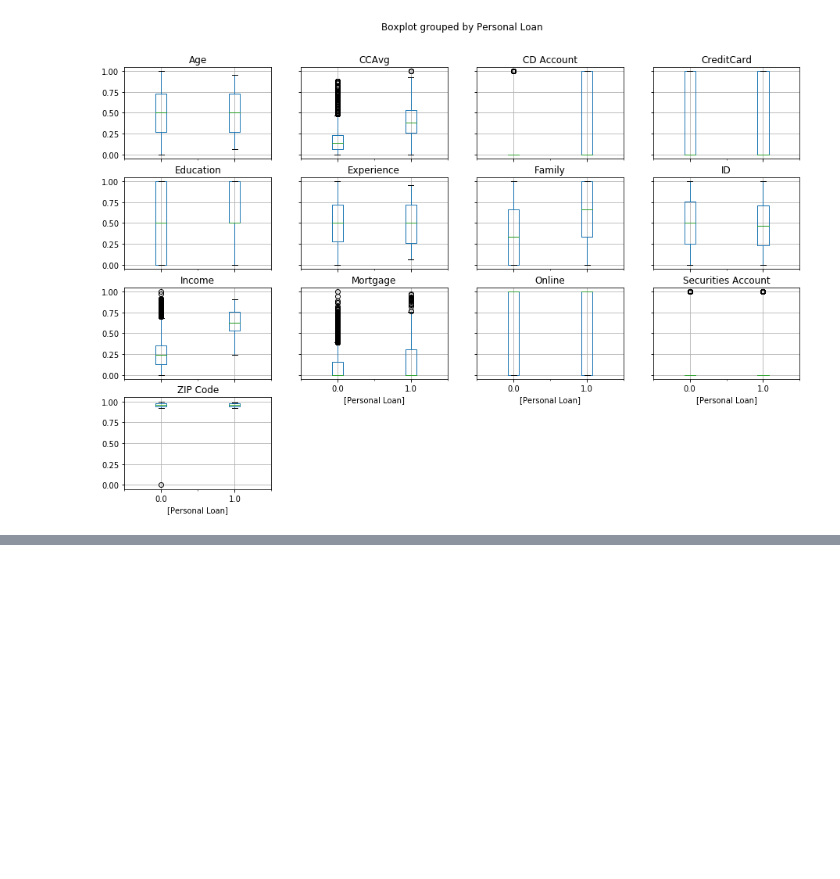
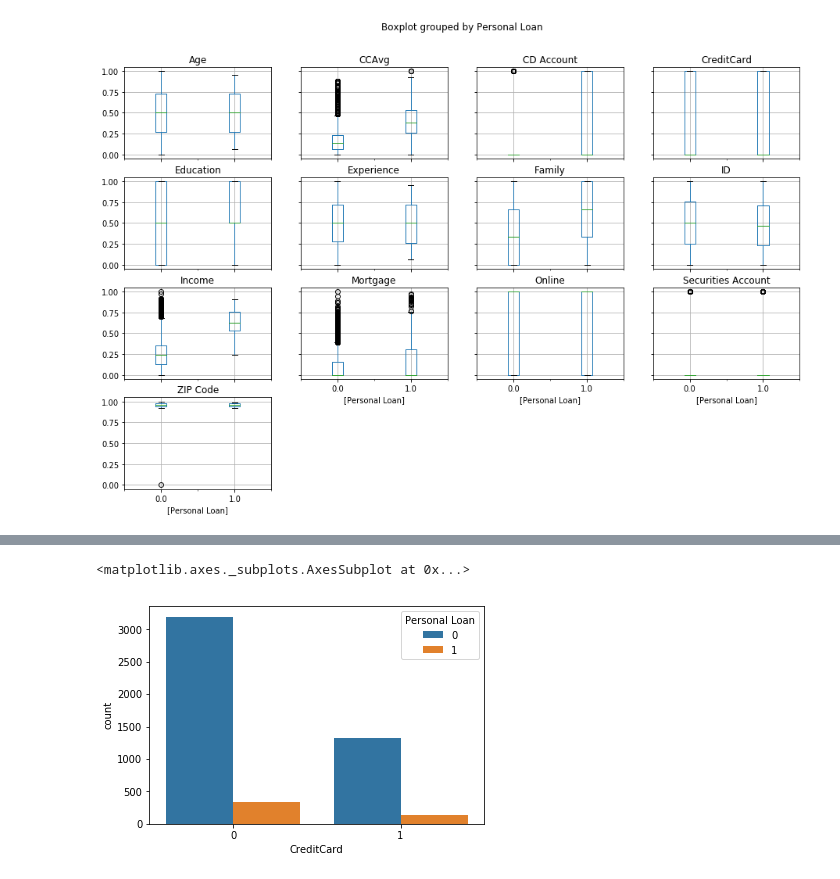
Before and after one commit to GreatLearningAIML1/chennai-aug-batch-senthilvelavan, a Jupyter notebook: SupervisedLearning-R4-Project2/Supervised Learning_R4_Project2_BankLoanModel.ipynb, the cells around one changed output, grey strips where cells are left out. Drawn from its saved outputs; the diff is of its cells as text; code cells hidden in the pictures; blank space fills up the shorter version.

```diff
--- a/SupervisedLearning-R4-Project2/Supervised Learning_R4_Project2_BankLoanModel.ipynb
+++ b/SupervisedLearning-R4-Project2/Supervised Learning_R4_Project2_BankLoanModel.ipynb
@@ -181,0 +187,5 @@ array([[<matplotlib.axes._subplots.AxesSubplot object at 0x...>,
+# %%
+sns.countplot(x='CreditCard',data=bkln_df,hue='Personal Loan')
+# %% [output]
+<matplotlib.axes._subplots.AxesSubplot at 0x...>
+[figure, added]
```
Also changed, not shown: parts of 5 cells of this notebook.
